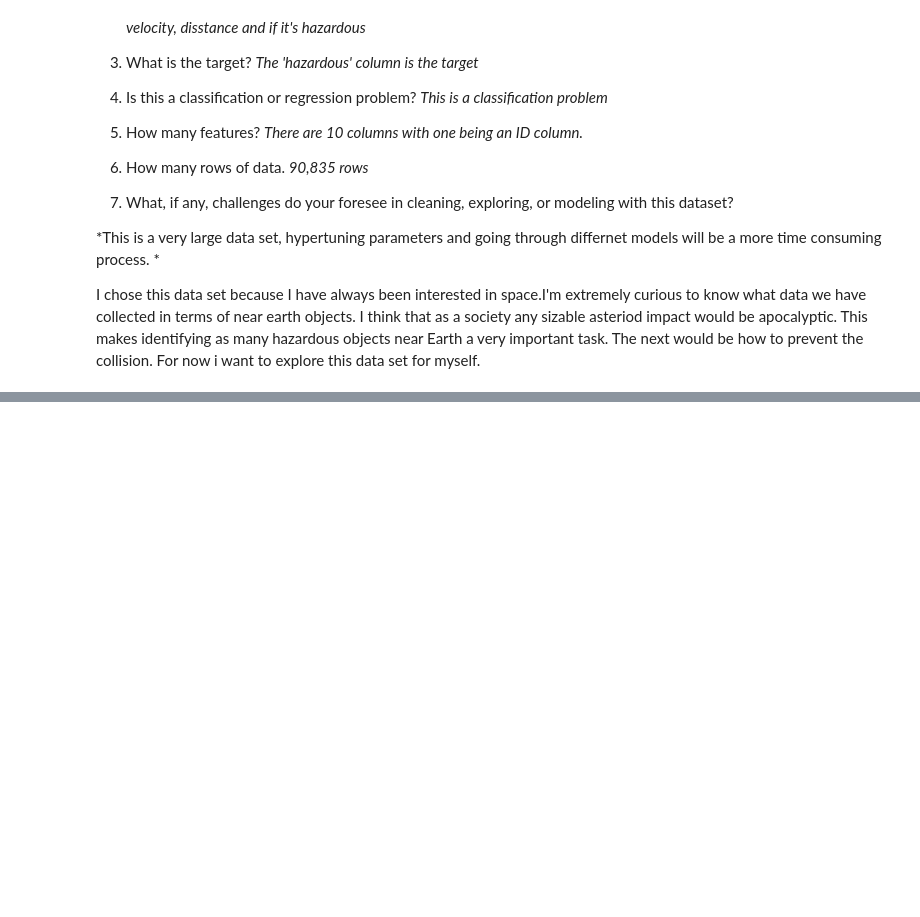
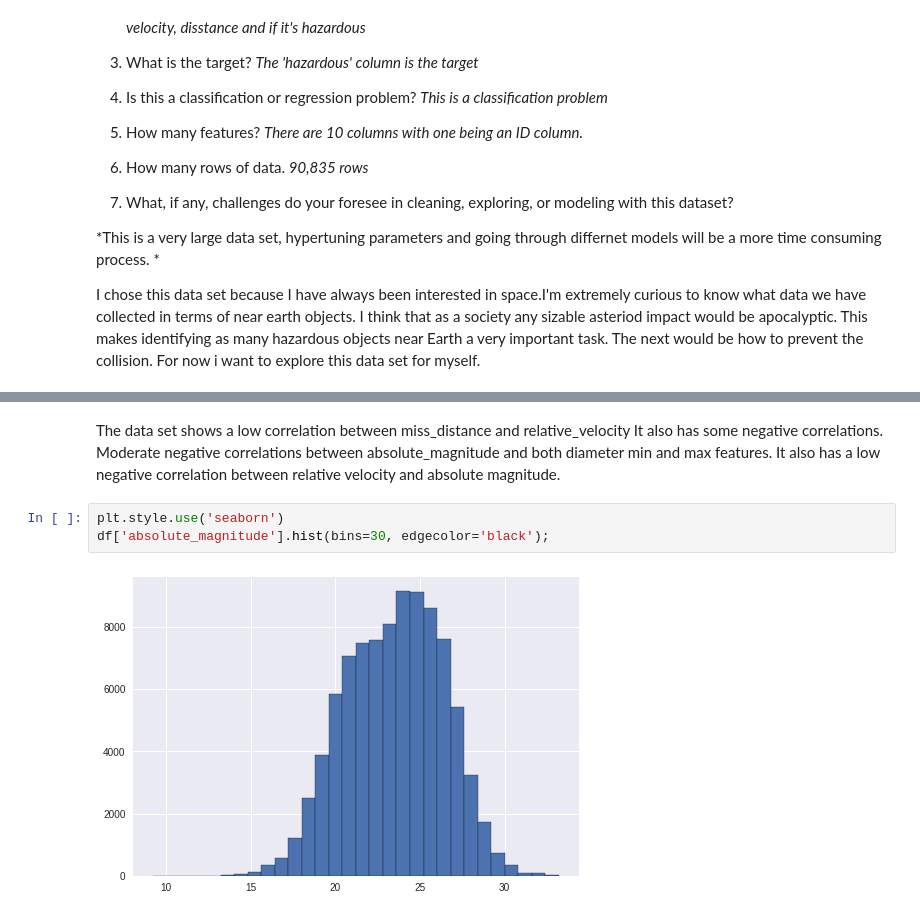
Before and after one commit to dvisionst/Project_Two, a Jupyter notebook: Project_2.ipynb, the cells around one changed output, grey strips where cells are left out. Saved outputs shown, nothing was run; the diff lists cells and outputs as text; blank space fills up the shorter version.

```diff
--- a/Project_2.ipynb
+++ b/Project_2.ipynb
@@ -113,0 +134,8 @@ Second choice: dataset 2
+# %% [markdown]
+The data set shows a low correlation between miss_distance and relative_velocity
+It also has some negative correlations. Moderate negative correlations between absolute_magnitude and both diameter min and max features. It also has a low negative correlation between relative velocity and absolute magnitude.
+# %%
+plt.style.use('seaborn')
+df['absolute_magnitude'].hist(bins=30, edgecolor='black');
+# %% [output]
+[figure, added]
```
Also changed, not shown: parts of 19 cells of this notebook.
